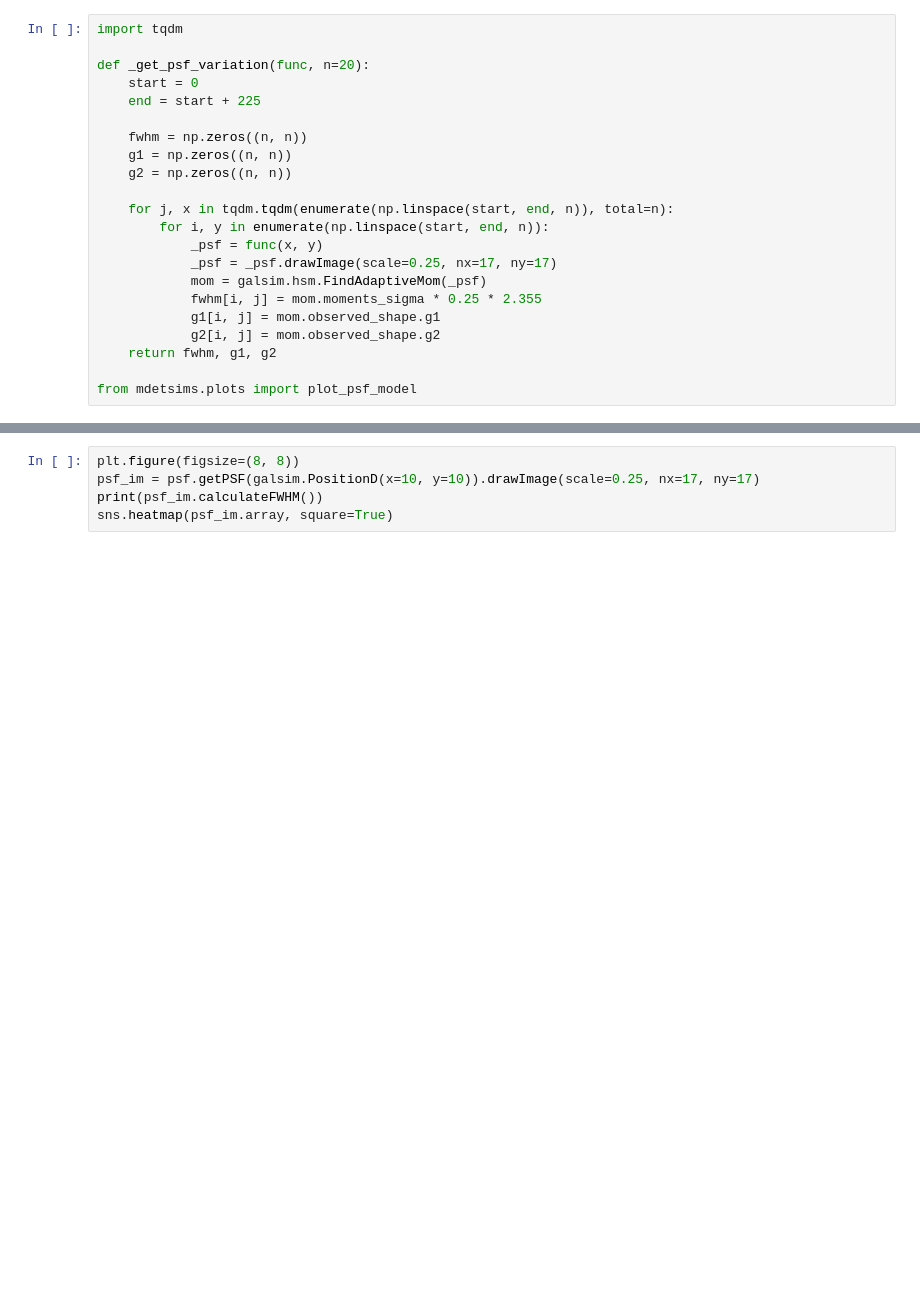
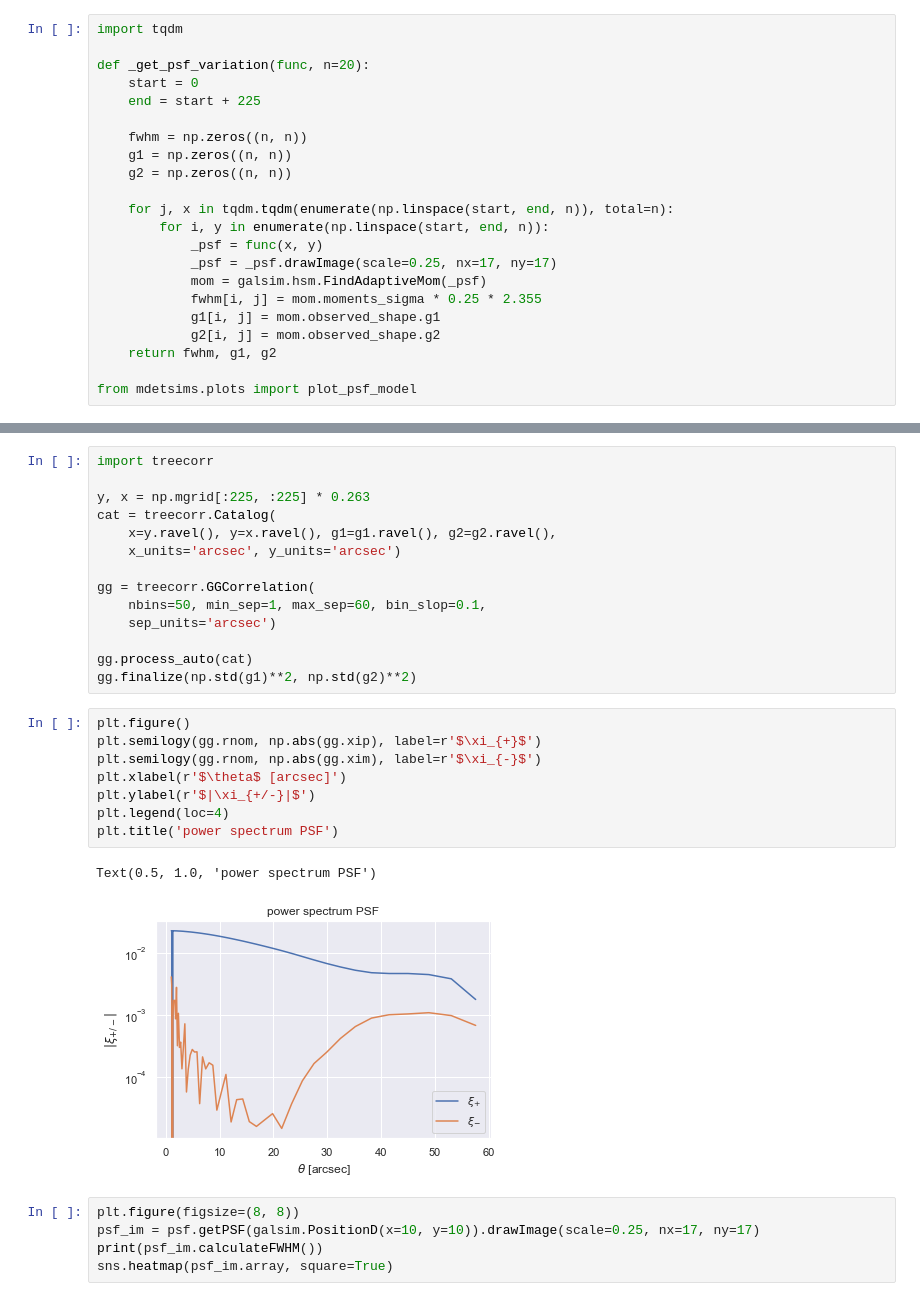
Before and after one commit to beckermr/metadetect-sims, a Jupyter notebook: plots_and_notebooks/plot_ps_psf.ipynb, the cells around one changed output, grey strips where cells are left out. Drawn from its saved outputs; the diff is of its cells as text; blank space fills up the shorter version.

```diff
--- a/plots_and_notebooks/plot_ps_psf.ipynb
+++ b/plots_and_notebooks/plot_ps_psf.ipynb
@@ -55,3 +55,28 @@ plot_psf_model(fwhm, g1, g2, 225, axs)
+# %%
+import treecorr
+
+y, x = np.mgrid[:225, :225] * 0.263
+cat = treecorr.Catalog(
+    x=y.ravel(), y=x.ravel(), g1=g1.ravel(), g2=g2.ravel(),
+    x_units='arcsec', y_units='arcsec')
+
+gg = treecorr.GGCorrelation(
+    nbins=50, min_sep=1, max_sep=60, bin_slop=0.1,
+    sep_units='arcsec')
+
+gg.process_auto(cat)
+gg.finalize(np.std(g1)**2, np.std(g2)**2)
+# %%
+plt.figure()
+plt.semilogy(gg.rnom, np.abs(gg.xip), label=r'$\xi_{+}$')
+plt.semilogy(gg.rnom, np.abs(gg.xim), label=r'$\xi_{-}$')
+plt.xlabel(r'$\theta$ [arcsec]')
+plt.ylabel(r'$|\xi_{+/-}|$')
+plt.legend(loc=4)
+plt.title('power spectrum PSF')
+# %% [output]
+Text(0.5, 1.0, 'power spectrum PSF')
+[figure, added]
 # %%
 plt.figure(figsize=(8, 8))
 psf_im = psf.getPSF(galsim.PositionD(x=10, y=10)).drawImage(scale=0.25, nx=17, ny=17)
```
Also changed, not shown: parts of 2 cells of this notebook, 25 other files.
